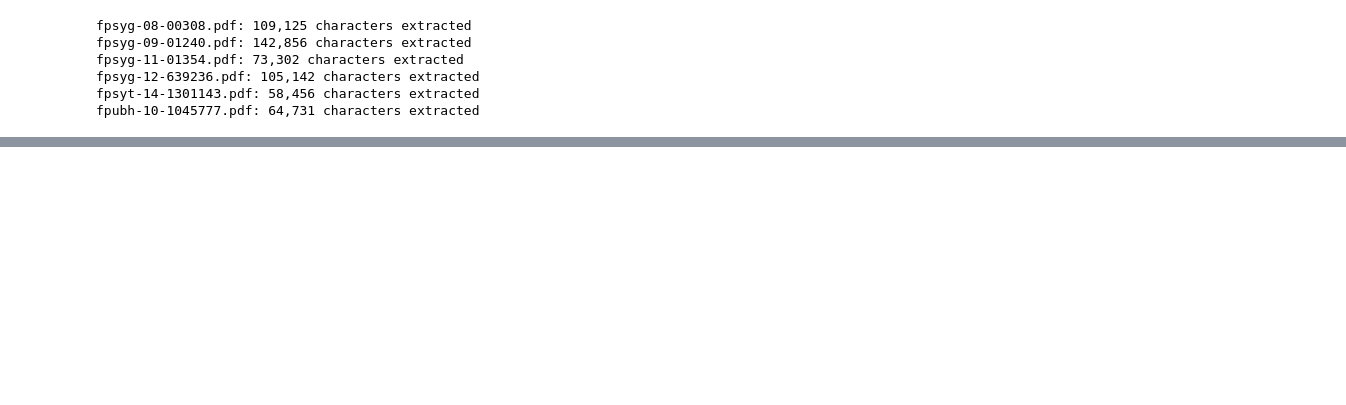
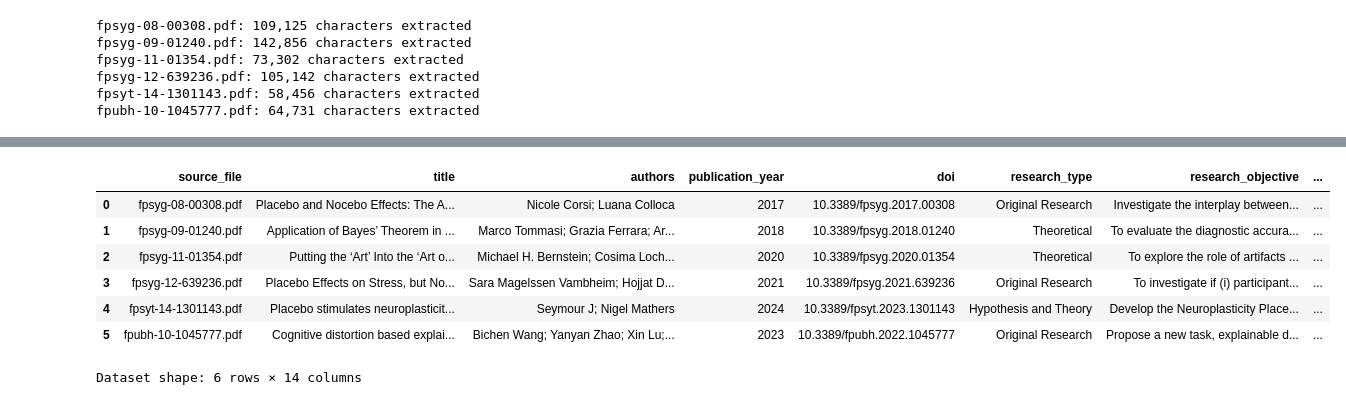
Before and after one commit to LydiaRuizMartinez/LLM-Based-Pharma-Data-Extraction, a Jupyter notebook: notebooks/Pharma_Data_Extraction.ipynb, the cells around one changed output, grey strips where cells are left out. Drawn from its saved outputs; the diff is of its cells as text; code cells hidden in the pictures; blank space fills up the shorter version.

```diff
--- a/notebooks/Pharma_Data_Extraction.ipynb
+++ b/notebooks/Pharma_Data_Extraction.ipynb
@@ -253,10 +380,26 @@ def parse_response(response):
 # %%
-first_filename = list(documents.keys())[0]
+# Select the first document
+first_filename = next(iter(documents))
 
 print(f"Processing: {first_filename}")
 
-response = extract_information(documents[first_filename])
+# Split document into chunks
+chunks = split_document(documents[first_filename])
 
+print(f"Number of chunks: {len(chunks)}")
+
+# Test extraction on the first chunk
+response = extract_information(chunks[0])
+
+print("\nLLM Response:")
 print(response)
+
+# Validate JSON
+parsed_data = parse_response(response)
+
+if parsed_data is not None:
+    print("\nJSON parsed successfully!")
+else:
+    print("\nJSON parsing failed.")
 # %% [output]
 Processing: fpsyg-08-00308.pdf
@@ -291,8 +520,61 @@ print(f"Failed documents: {len(failed_documents)}")
 # %%
+# Verify that all documents were processed
+if len(results) != len(documents):
+    raise ValueError(
+        f"Expected {len(documents)} documents, "
+        f"but only {len(results)} were successfully processed."
+    )
+
+# Create DataFrame
 df = pd.DataFrame(results)
 
+# Define column order
 column_order = ["source_file"] + EXTRACTION_FIELDS
 
 df = df.reindex(columns=column_order)
 
+
+def normalize_value(value):
+    """
+    Convert nested structures into consistent text representations.
+    """
+
+    if isinstance(value, dict):
+
+        return "; ".join(
+            f"{key}: {val}"
+            for key, val in value.items()
+        )
+
+    if isinstance(value, list):
+
+        return "; ".join(
+            str(item)
+            for item in value
+        )
+
+    return value
+
+
+# Normalize extracted values
+for column in EXTRACTION_FIELDS:
+
+    df[column] = df[column].apply(normalize_value)
+
+
+# Display dataset
 display(df)
+
+print(
+    f"Dataset shape: "
+    f"{df.shape[0]} rows × {df.shape[1]} columns"
+)
+# %% [output]
+|  | source_file | title | authors | publication_year | doi | research_type | research_objective | ... |
+| 0 | fpsyg-08-00308.pdf | Placebo and Nocebo Effects: The A... | Nicole Corsi; Luana Colloca | 2017 | 10.3389/fpsyg.2017.00308 | Original Research | Investigate the interplay between... | ... |
+| 1 | fpsyg-09-01240.pdf | Application of Bayes’ Theorem in ... | Marco Tommasi; Grazia Ferrara; Ar... | 2018 | 10.3389/fpsyg.2018.01240 | Theoretical | To evaluate the diagnostic accura... | ... |
+| 2 | fpsyg-11-01354.pdf | Putting the ‘Art’ Into the ‘Art o... | Michael H. Bernstein; Cosima Loch... | 2020 | 10.3389/fpsyg.2020.01354 | Theoretical | To explore the role of artifacts ... | ... |
+| 3 | fpsyg-12-639236.pdf | Placebo Effects on Stress, but No... | Sara Magelssen Vambheim; Hojjat D... | 2021 | 10.3389/fpsyg.2021.639236 | Original Research | To investigate if (i) participant... | ... |
+| 4 | fpsyt-14-1301143.pdf | Placebo stimulates neuroplasticit... | Seymour J; Nigel Mathers | 2024 | 10.3389/fpsyt.2023.1301143 | Hypothesis and Theory | Develop the Neuroplasticity Place... | ... |
+| 5 | fpubh-10-1045777.pdf | Cognitive distortion based explai... | Bichen Wang; Yanyan Zhao; Xin Lu;... | 2023 | 10.3389/fpubh.2022.1045777 | Original Research | Propose a new task, explainable d... | ... |
+Dataset shape: 6 rows × 14 columns
```
Also changed, not shown: parts of 24 cells of this notebook, 3 other files.
